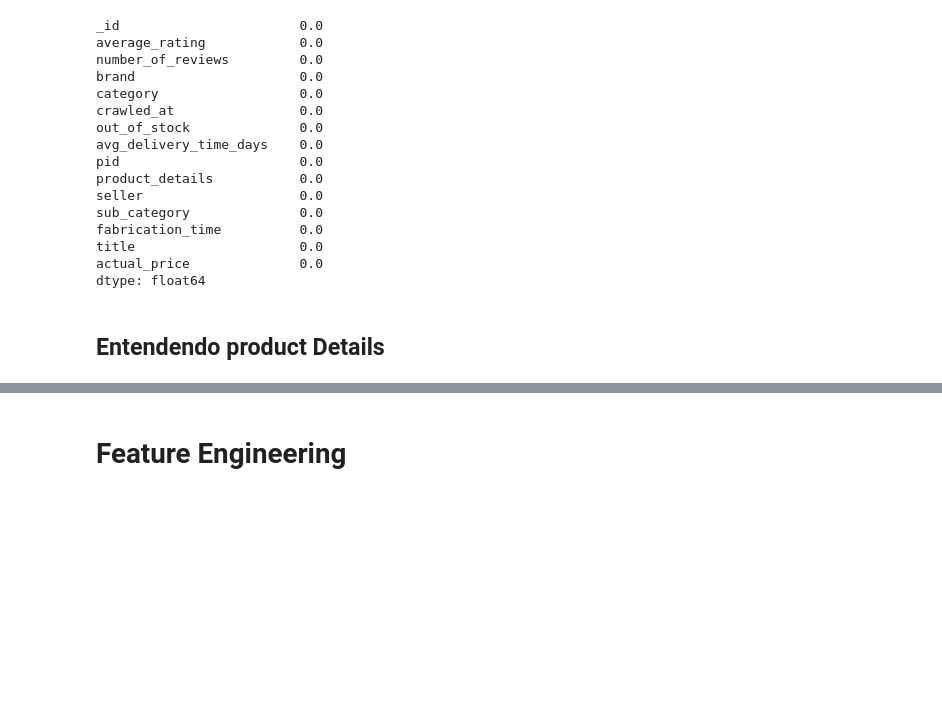
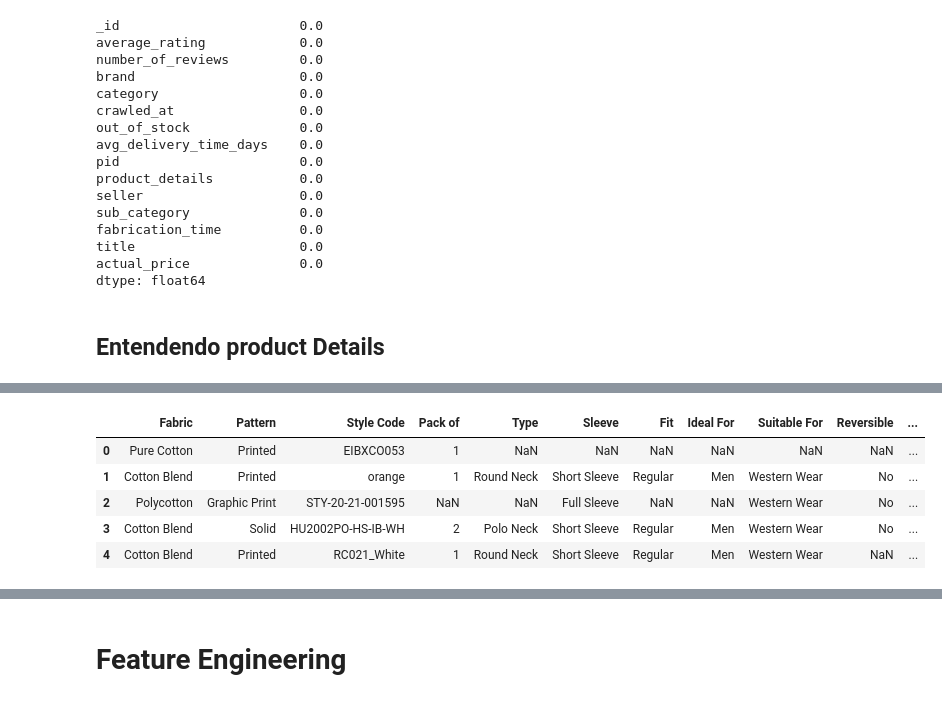
Before and after one commit to Gabrielnbr/hd6, a Jupyter notebook: notebook_hackday_06.ipynb, the cells around one changed output, grey strips where cells are left out. Cells and saved outputs as stored; diff of their text form; code cells hidden in the pictures; blank space fills up the shorter version.

Commit message:
Testes de feature

```diff
--- a/notebook_hackday_06.ipynb
+++ b/notebook_hackday_06.ipynb
@@ -192,7 +195,7 @@ def f(x):
         print(e)
         return []
 
-teste = data_train['product_details'].apply(lambda x: f(x))
+
 
 def junta_dict(dict_list):
     dicionario = {}
@@ -201,5 +204,6 @@ def junta_dict(dict_list):
             dicionario[key] = value
     return dicionario
 
-
-df = pd.DataFrame([junta_dict(row) for row in teste])
+list = data_train['product_details'].apply(lambda x: f(x))
+df_details = pd.DataFrame([junta_dict(row) for row in list])
+df_feat = pd.concat([data_train, df_details], axis=1)
@@ -221,0 +230,16 @@ Length: 124, dtype: int64
+# %%
+df_drop_columns = df_details.drop(columns=['', ' '])
+
+# Removendo valores faltantes acima de 50%
+limite_nulos = len(df_details) * 0.5  # Define o limite de valores nulos (50%)
+df_drop = df_details.dropna(thresh = limite_nulos, axis=1)
+df_new = df_drop.copy()
+# %%
+df_new.head()
+# %% [output]
+|  | Fabric | Pattern | Style Code | Pack of | Type | Sleeve | Fit | Ideal For | Suitable For | Reversible | ... |
+| 0 | Pure Cotton | Printed | EIBXCO053 | 1 | NaN | NaN | NaN | NaN | NaN | NaN | ... |
+| 1 | Cotton Blend | Printed | orange | 1 | Round Neck | Short Sleeve | Regular | Men | Western Wear | No | ... |
+| 2 | Polycotton | Graphic Print | STY-20-21-001595 | NaN | NaN | Full Sleeve | NaN | NaN | Western Wear | No | ... |
+| 3 | Cotton Blend | Solid | HU2002PO-HS-IB-WH | 2 | Polo Neck | Short Sleeve | Regular | Men | Western Wear | No | ... |
+| 4 | Cotton Blend | Printed | RC021_White | 1 | Round Neck | Short Sleeve | Regular | Men | Western Wear | NaN | ... |
```
Also changed, not shown: parts of 27 cells of this notebook, 7 other files.
